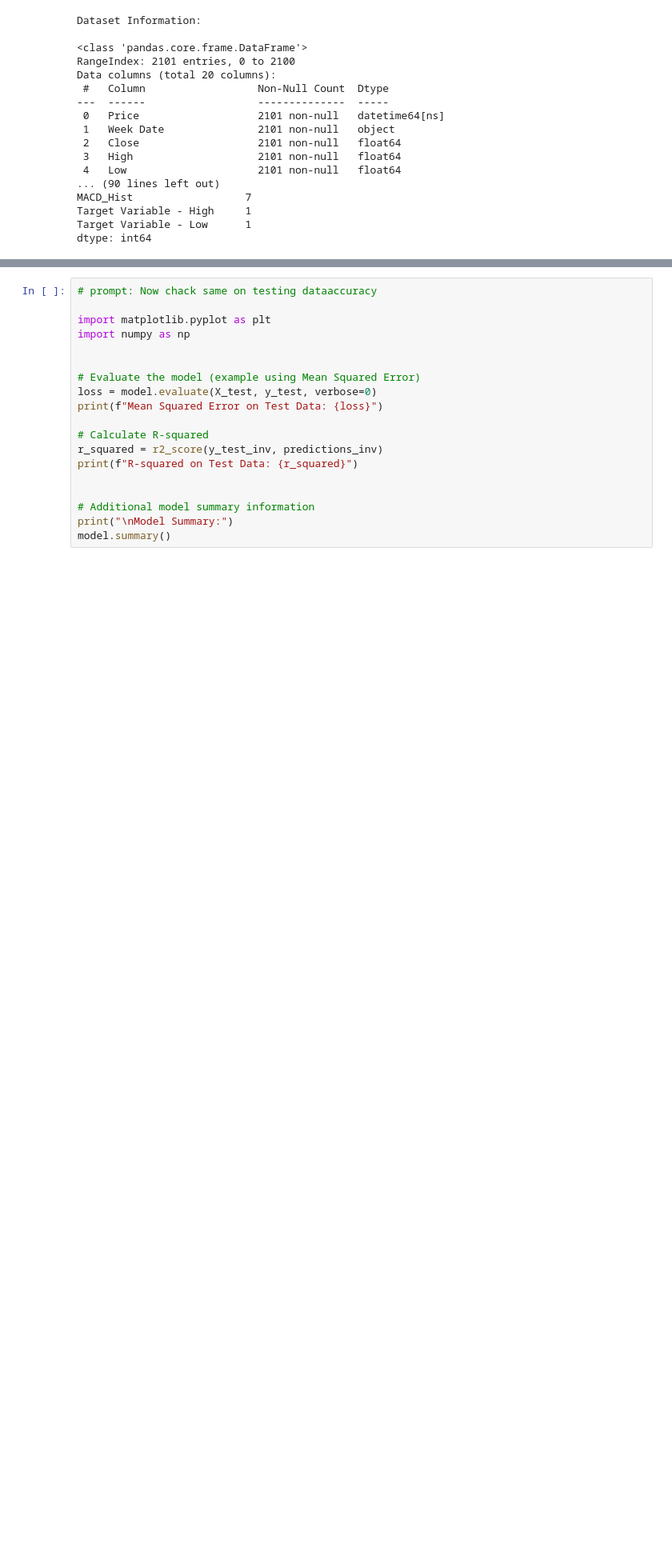
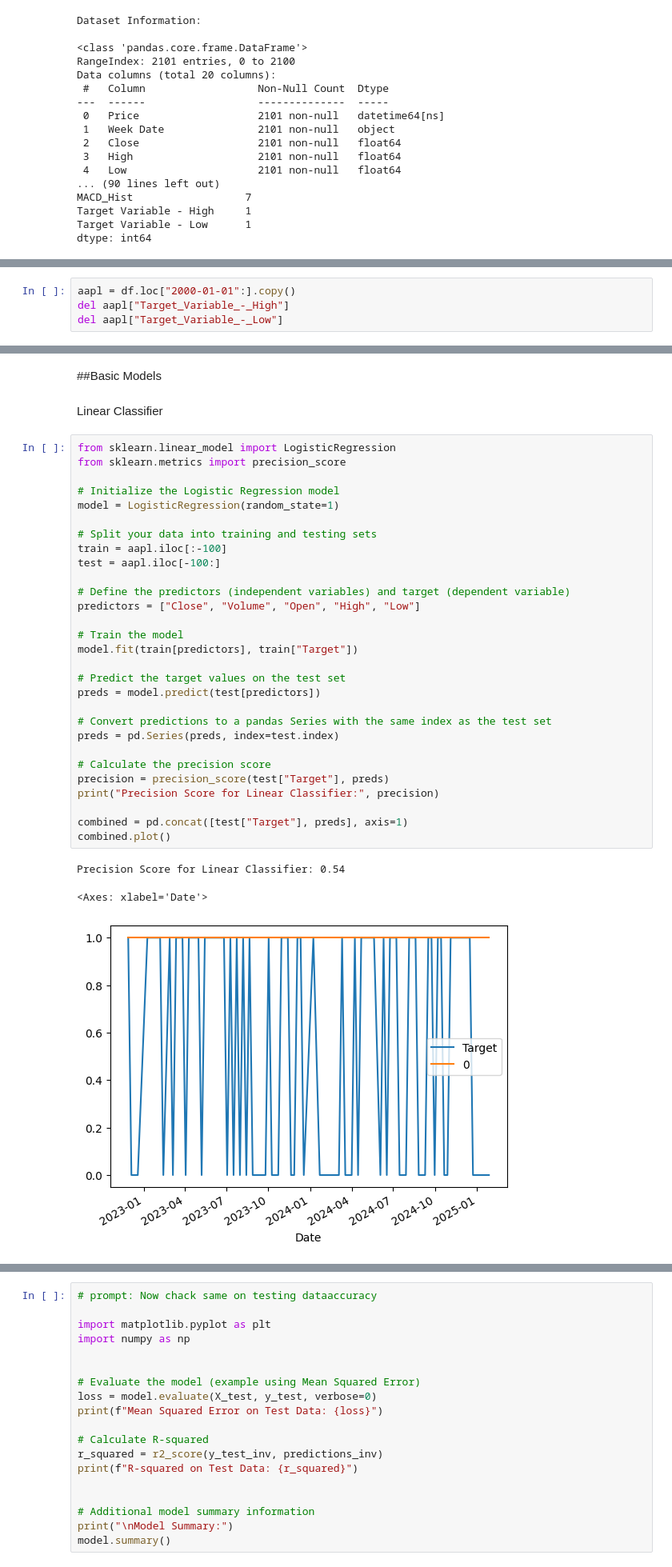
Before and after one commit to Kanchan786786/Capstone_project-, a Jupyter notebook: Capstone Models.ipynb, the cells around one changed output, grey strips where cells are left out. Shown at 80% size. Cells and saved outputs as stored; diff of their text form; blank space fills up the shorter version.

Commit message:
Built Linear Classifier, Random Forest and XGBoost

```diff
--- a/Capstone Models.ipynb
+++ b/Capstone Models.ipynb
@@ -97,0 +105,4 @@ print(df.head())
+# %%
+aapl = df.loc["2000-01-01":].copy()
+del aapl["Target_Variable_-_High"]
+del aapl["Target_Variable_-_Low"]
@@ -97,0 +130,37 @@ print(df.head())
+# %% [markdown]
+##Basic Models
+# %% [markdown]
+Linear Classifier
+# %%
+from sklearn.linear_model import LogisticRegression
+from sklearn.metrics import precision_score
+
+# Initialize the Logistic Regression model
+model = LogisticRegression(random_state=1)
+
+# Split your data into training and testing sets
+train = aapl.iloc[:-100]
+test = aapl.iloc[-100:]
+
+# Define the predictors (independent variables) and target (dependent variable)
+predictors = ["Close", "Volume", "Open", "High", "Low"]
+
+# Train the model
+model.fit(train[predictors], train["Target"])
+
+# Predict the target values on the test set
+preds = model.predict(test[predictors])
+
+# Convert predictions to a pandas Series with the same index as the test set
+preds = pd.Series(preds, index=test.index)
+
+# Calculate the precision score
+precision = precision_score(test["Target"], preds)
+print("Precision Score for Linear Classifier:", precision)
+
+combined = pd.concat([test["Target"], preds], axis=1)
+combined.plot()
+# %% [output]
+Precision Score for Linear Classifier: 0.54
+<Axes: xlabel='Date'>
+[figure, added]
```
Also changed, not shown: parts of 18 cells of this notebook.
